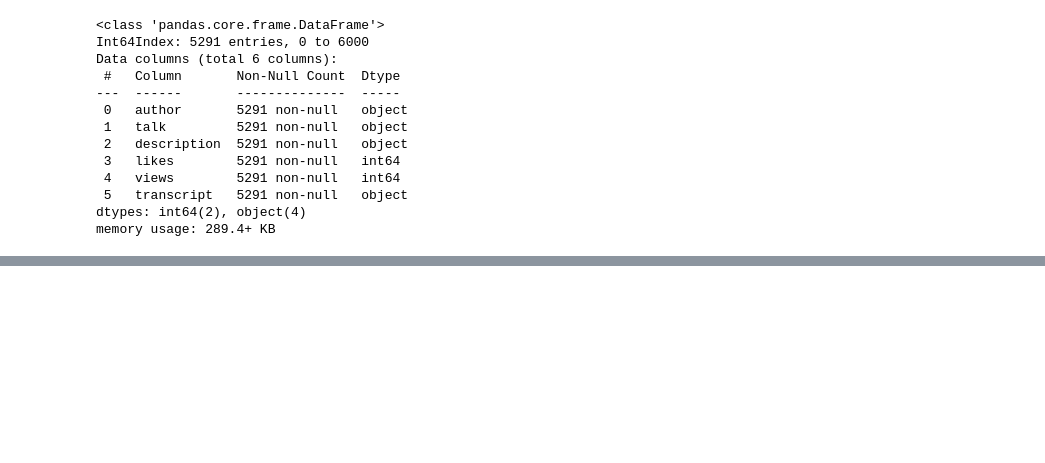
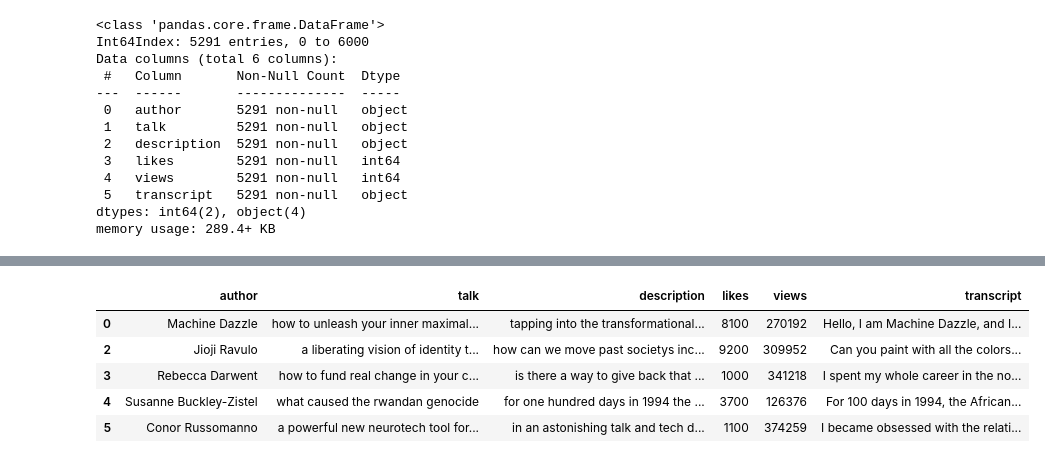
Before and after one commit to pokwir/Ted-Talks-Recommender-System, a Jupyter notebook: SRC/EDA.ipynb, the cells around one changed output, grey strips where cells are left out. Cells and saved outputs as stored; diff of their text form; code cells hidden in the pictures; blank space fills up the shorter version.

```diff
--- a/SRC/EDA.ipynb
+++ b/SRC/EDA.ipynb
@@ -253,0 +262,11 @@ df.to_csv('../Data_output/ted_talk_clean.csv')
+# %%
+data = '../Data_output/ted_talk_clean.csv'
+df = pd.read_csv(data, index_col=0)
+df.head()
+# %% [output]
+|  | author | talk | description | likes | views | transcript |
+| 0 | Machine Dazzle | how to unleash your inner maximal... | tapping into the transformational... | 8100 | 270192 | Hello, I am Machine Dazzle, and I... |
+| 2 | Jioji Ravulo | a liberating vision of identity t... | how can we move past societys inc... | 9200 | 309952 | Can you paint with all the colors... |
+| 3 | Rebecca Darwent | how to fund real change in your c... | is there a way to give back that ... | 1000 | 341218 | I spent my whole career in the no... |
+| 4 | Susanne Buckley-Zistel | what caused the rwandan genocide | for one hundred days in 1994 the ... | 3700 | 126376 | For 100 days in 1994, the African... |
+| 5 | Conor Russomanno | a powerful new neurotech tool for... | in an astonishing talk and tech d... | 1100 | 374259 | I became obsessed with the relati... |
```
Also changed, not shown: parts of 31 cells of this notebook, 12 other files.
